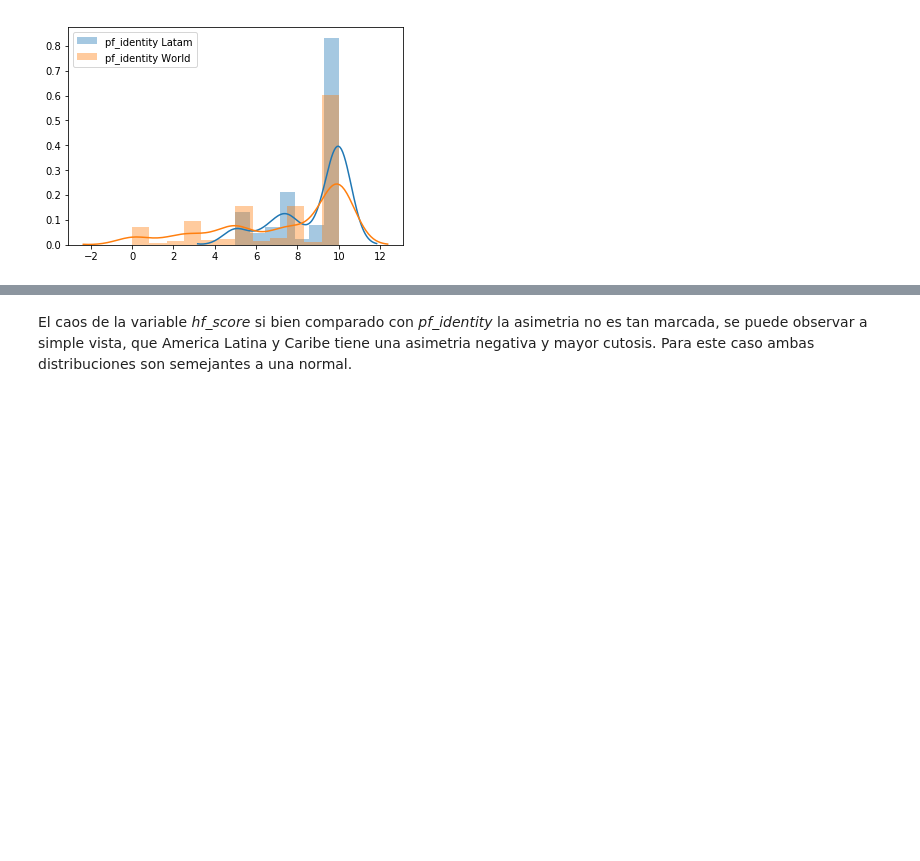
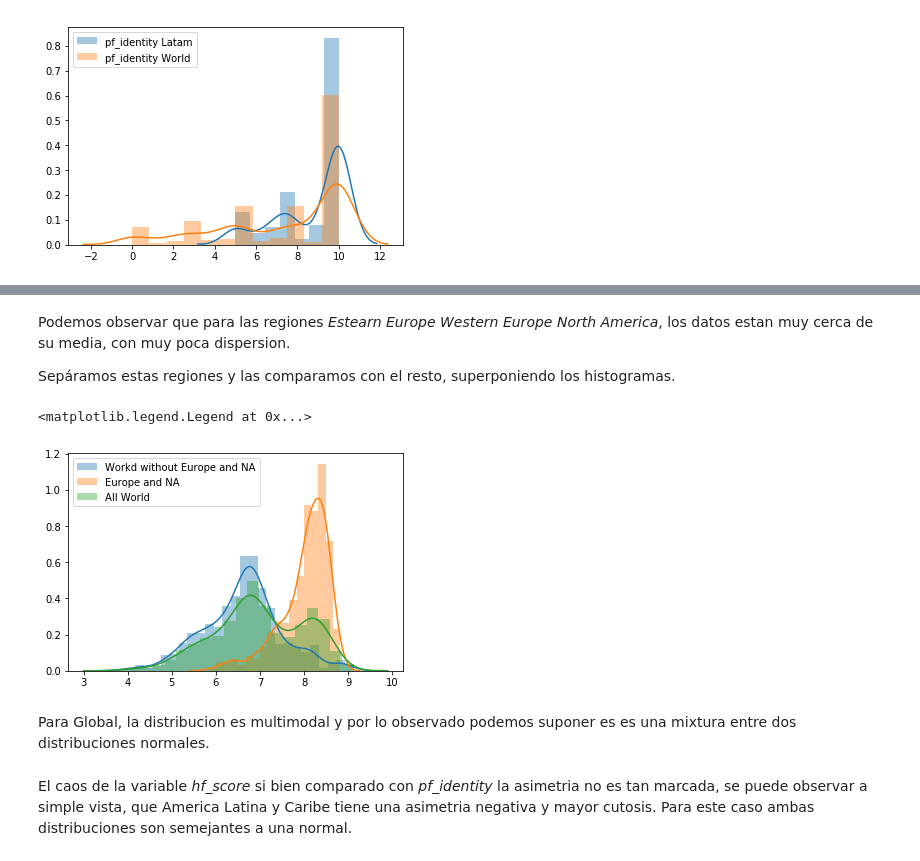
Before and after one commit to manquius/diplodatos_ayv, a Jupyter notebook: 02_practico_Sebastian.ipynb, the cells around one changed output, grey strips where cells are left out. Saved outputs shown, nothing was run; the diff lists cells and outputs as text; code cells hidden in the pictures; blank space fills up the shorter version.

```diff
--- a/02_practico_Sebastian.ipynb
+++ b/02_practico_Sebastian.ipynb
@@ -312,3 +337,29 @@ plt.legend()
+# %% [markdown]
+Podemos observar que para las regiones *Estearn Europe* *Western Europe* *North America*, los datos estan muy cerca de su media, con muy poca dispersion.
+
+Sepáramos estas regiones y las comparamos con el resto, superponiendo los histogramas.
+# %%
+eastern_europe = "Eastern Europe"
+western_europe = "Western Europe"
+north_america = "North America"
+
+filter_ee = dataset["region"] == eastern_europe
+filter_na = dataset["region"] == north_america
+filter_western_europe = dataset["region"] == western_europe
+
+no_europe_and_na = dataset[ ~( filter_ee | filter_western_europe | filter_na ) ]
+europe_and_na = dataset[ ( filter_ee | filter_western_europe | filter_na ) ]
+
+#juntamos los histogramas con la idea de poder ver si hay alguna relacion.
+seaborn.distplot(no_europe_and_na[['hf_score']].dropna(),  label='Workd without Europe and NA')
+seaborn.distplot(europe_and_na[['hf_score']].dropna(),  label='Europe and NA')
+seaborn.distplot(dataset[['hf_score']].dropna(),  label='All World')
+plt.legend()
+# %% [output]
+<matplotlib.legend.Legend at 0x...>
+[figure, added]
+# %% [markdown]
+Para Global, la distribucion es multimodal y por lo observado podemos suponer es es una mixtura entre dos distribuciones normales.
 # %% [markdown]
 El caos de la variable *hf_score* si bien comparado con *pf_identity* la asimetria no es tan marcada, se puede observar a simple vista, que America Latina y Caribe tiene una asimetria negativa y mayor cutosis. Para este caso ambas distribuciones son semejantes a una normal.
 # %% [markdown]
```
Also changed, not shown: parts of 13 cells of this notebook.
